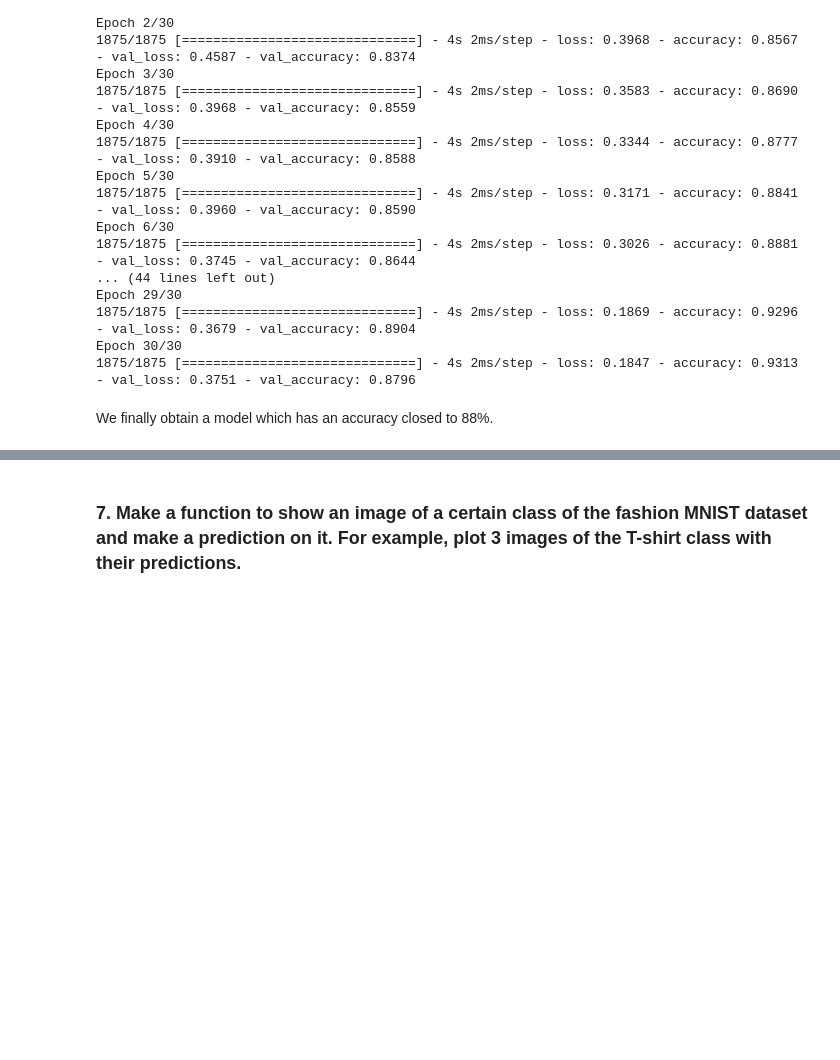
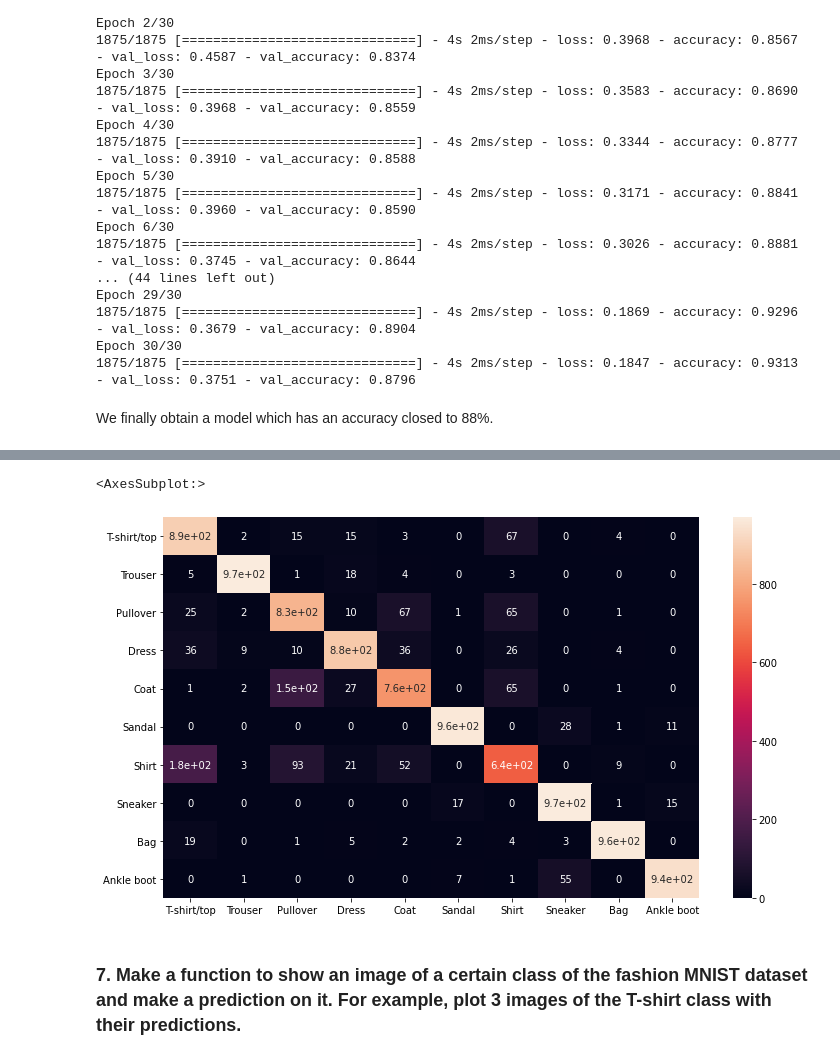
Before and after one commit to danchaud-vincent/tensorflow-deep-learning, a Jupyter notebook: exercices-solutions/02-Neural_Network_For_Classification_problem_Exercices.ipynb, the cells around one changed output, grey strips where cells are left out. Cells and saved outputs as stored; diff of their text form; code cells hidden in the pictures; blank space fills up the shorter version.

```diff
--- a/exercices-solutions/02-Neural_Network_For_Classification_problem_Exercices.ipynb
+++ b/exercices-solutions/02-Neural_Network_For_Classification_problem_Exercices.ipynb
@@ -867,3 +867,7 @@ Epoch 30/30
 1875/1875 [==============================] - 4s 2ms/step - loss: 0.1847 - accuracy: 0.9313 - val_loss: 0.3751 - val_accuracy: 0.8796
 # %% [markdown]
 We finally obtain a model which has an accuracy closed to 88%.
+# %%
+# predictions
+pred_labels = model_mnist_6.predict(test_data_normalized)
+pred_labels
@@ -870,3 +888,15 @@ We finally obtain a model which has an accuracy closed to 88%.
+# %%
+# plot a confusion matrix
+y_true = test_labels
+y_pred = np.argmax(pred_labels,axis=1)
+
+cm_mnist_6 = confusion_matrix(y_true,y_pred)
+
+plt.figure(figsize = (12,7))
+sns.heatmap(cm_mnist_6,annot=True,xticklabels = class_names,yticklabels = class_names)
+# %% [output]
+<AxesSubplot:>
+[figure, added]
 # %% [markdown]
 ### 7. Make a function to show an image of a certain class of the fashion MNIST dataset and make a prediction on it. For example, plot 3 images of the T-shirt class with their predictions.
 # %%
```
Also changed, not shown: parts of 1 cell of this notebook, 1 other file.
